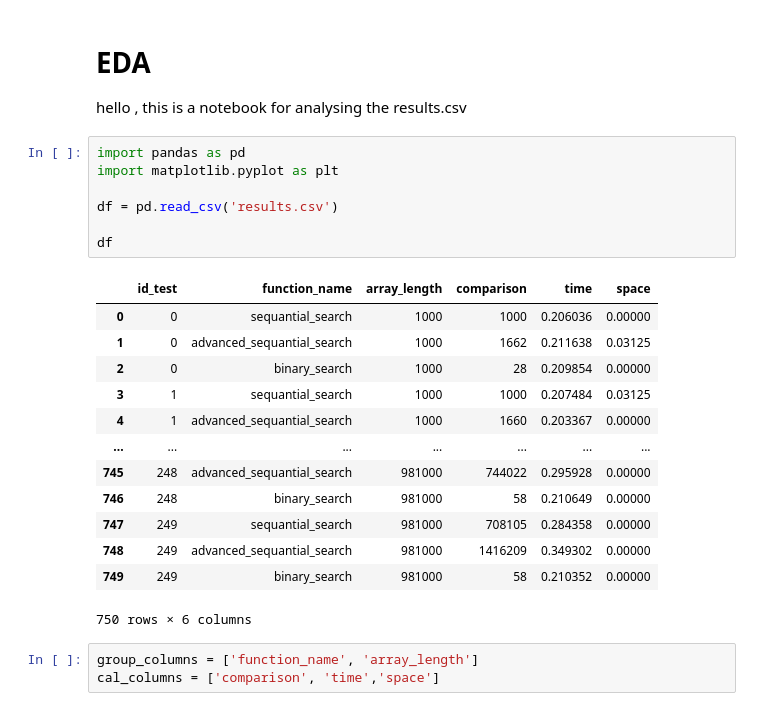
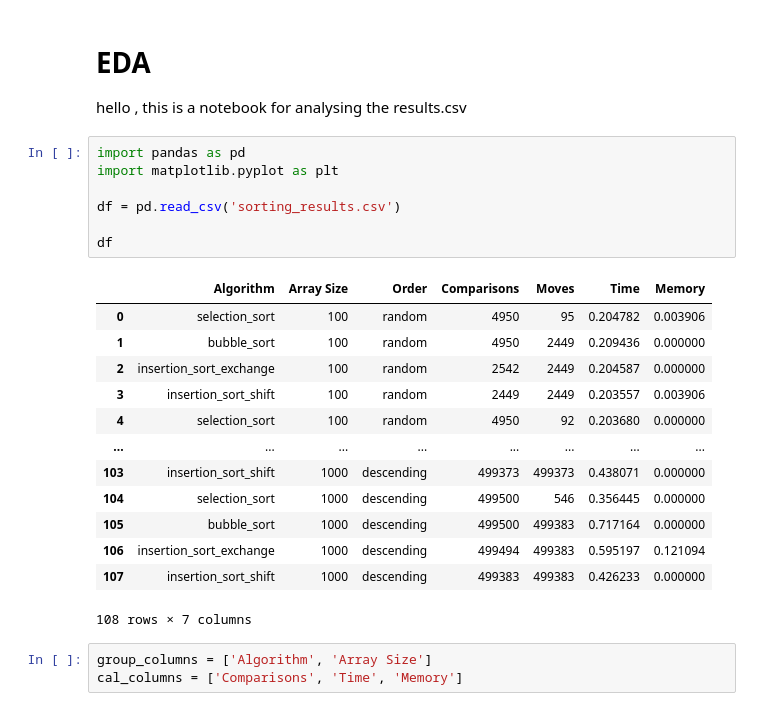
Before and after one commit to ahmed3991/AdvancedAlgorithmsTP, a Jupyter notebook: EDA.ipynb, the cells around one changed output. Saved outputs shown, nothing was run; the diff lists cells and outputs as text.

```diff
--- a/EDA.ipynb
+++ b/EDA.ipynb
@@ -5,25 +5,25 @@ hello , this is a notebook for analysing the results.csv
 # %%
 import pandas as pd
 import matplotlib.pyplot as plt
 
-df = pd.read_csv('results.csv')
+df = pd.read_csv('sorting_results.csv')
 
 df
 # %% [output]
-|  | id_test | function_name | array_length | comparison | time | space |
-| 0 | 0 | sequantial_search | 1000 | 1000 | 0.206036 | 0.00000 |
-| 1 | 0 | advanced_sequantial_search | 1000 | 1662 | 0.211638 | 0.03125 |
-| 2 | 0 | binary_search | 1000 | 28 | 0.209854 | 0.00000 |
-| 3 | 1 | sequantial_search | 1000 | 1000 | 0.207484 | 0.03125 |
-| 4 | 1 | advanced_sequantial_search | 1000 | 1660 | 0.203367 | 0.00000 |
-| ... | ... | ... | ... | ... | ... | ... |
-| 745 | 248 | advanced_sequantial_search | 981000 | 744022 | 0.295928 | 0.00000 |
-| 746 | 248 | binary_search | 981000 | 58 | 0.210649 | 0.00000 |
-| 747 | 249 | sequantial_search | 981000 | 708105 | 0.284358 | 0.00000 |
-| 748 | 249 | advanced_sequantial_search | 981000 | 1416209 | 0.349302 | 0.00000 |
-| 749 | 249 | binary_search | 981000 | 58 | 0.210352 | 0.00000 |
+|  | Algorithm | Array Size | Order | Comparisons | Moves | Time | Memory |
+| 0 | selection_sort | 100 | random | 4950 | 95 | 0.204782 | 0.003906 |
+| 1 | bubble_sort | 100 | random | 4950 | 2449 | 0.209436 | 0.000000 |
+| 2 | insertion_sort_exchange | 100 | random | 2542 | 2449 | 0.204587 | 0.000000 |
+| 3 | insertion_sort_shift | 100 | random | 2449 | 2449 | 0.203557 | 0.003906 |
+| 4 | selection_sort | 100 | random | 4950 | 92 | 0.203680 | 0.000000 |
+| ... | ... | ... | ... | ... | ... | ... | ... |
+| 103 | insertion_sort_shift | 1000 | descending | 499373 | 499373 | 0.438071 | 0.000000 |
+| 104 | selection_sort | 1000 | descending | 499500 | 546 | 0.356445 | 0.000000 |
+| 105 | bubble_sort | 1000 | descending | 499500 | 499383 | 0.717164 | 0.000000 |
+| 106 | insertion_sort_exchange | 1000 | descending | 499494 | 499383 | 0.595197 | 0.121094 |
+| 107 | insertion_sort_shift | 1000 | descending | 499383 | 499383 | 0.426233 | 0.000000 |
-750 rows × 6 columns
+108 rows × 7 columns
-# %%
-group_columns = ['function_name', 'array_length']
-cal_columns = ['comparison', 'time','space']
+# %%
+group_columns = ['Algorithm', 'Array Size']
+cal_columns = ['Comparisons', 'Time', 'Memory']
 # %%
```
Also changed, not shown: parts of 8 cells of this notebook, 3 other files.
